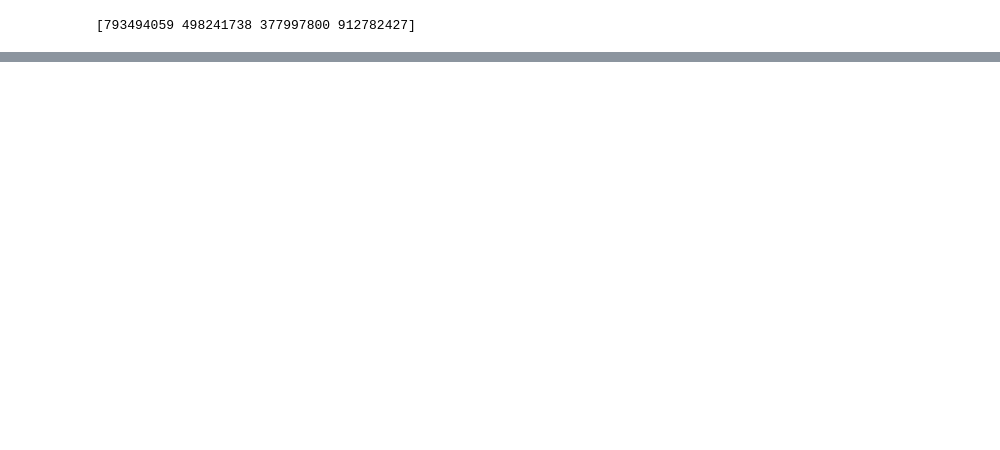
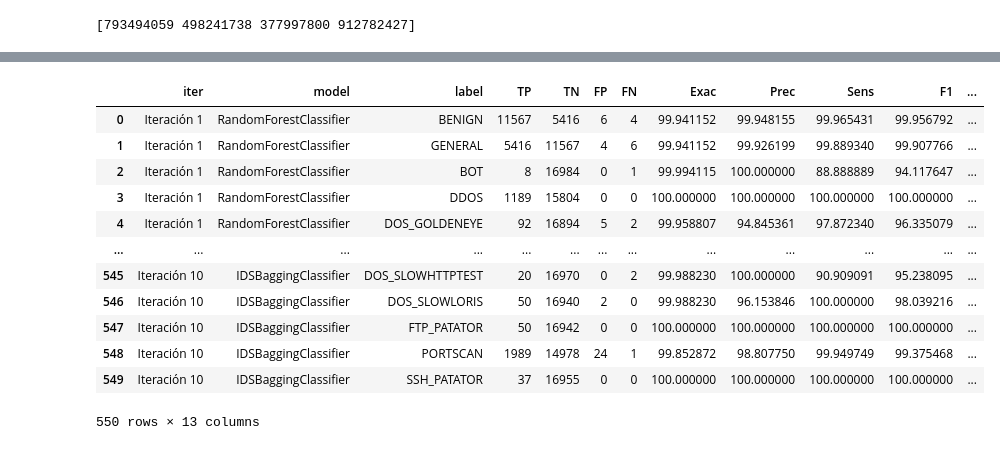
Before and after one commit to alanum9603/IDS_Thesis, a Jupyter notebook: 4_modelado/model.ipynb, the cells around one changed output, grey strips where cells are left out. Drawn from its saved outputs; the diff is of its cells as text; code cells hidden in the pictures; blank space fills up the shorter version.

Commit message:
Unificando transformador y modelo en modelado

```diff
--- a/4_modelado/model.ipynb
+++ b/4_modelado/model.ipynb
@@ -20,16 +387,20 @@ from sklearn.metrics import confusion_matrix, roc_auc_score, precision_recall_cu
+# %%
+df_dataset = pd.read_csv('DB/dataset.csv')
+
+X = df_dataset.drop([caracteristica_objetivo], axis=1)
+y = df_dataset[caracteristica_objetivo]
 # %%
-SEED = 9603
+# Declaración de valores necesarios para K-Fold
+skf = StratifiedKFold(n_splits=K_ITERS, shuffle=True, random_state=SEED)
 
-# Número de modelos
-N_MODELS = 4
+n_models = 4
 prng = np.random.RandomState(seed=SEED)
 max_int32 = np.iinfo(np.int32).max
-SEEDS_POR_MODELO = prng.randint(0, max_int32, size=N_MODELS)
-print(SEEDS_POR_MODELO)
+seeds_per_model = prng.randint(0, max_int32, size=n_models)
+print(seeds_per_model)
 
-DB_PATH = 'DB/model_evaluation/'
-
-CARACTERISTICA_OBJETIVO = 'label'
+# Contador de iteraciones
+iter_cont = 0
 # %% [output]
 [793494059 498241738 377997800 912782427]
 # %%
@@ -37,28 +408,28 @@ bagging_model = [
   {
     'path_name' : 'rf',
     'model_name' : 'RandomForestClassifier',
-    'model' : RandomForestClassifier(criterion="gini", class_weight='balanced', max_depth=20, n_estimators=100, bootstrap=True, random_state=SEEDS_POR_MODELO[0])
+    'algorithm' : RandomForestClassifier(criterion="gini", class_weight='balanced', max_depth=20, n_estimators=100, bootstrap=True, random_state=seeds_per_model[0])
   },
   {
     'path_name' : 'dt',
     'model_name' : 'DecisionTreeClassifier',
-    'model' : DecisionTreeClassifier(criterion="gini", class_weight='balanced', max_depth=20, random_state=SEEDS_POR_MODELO[1])
+    'algorithm' : DecisionTreeClassifier(criterion="gini", class_weight='balanced', max_depth=20, random_state=seeds_per_model[1])
   },
   {
     'path_name' : 'mlp',
     'model_name' : 'MLPClassifier',
-    'model' : MLPClassifier(hidden_layer_sizes=(100, 50), max_iter=100, early_stopping=True, random_state=SEEDS_POR_MODELO[2])
+    'algorithm' : MLPClassifier(hidden_layer_sizes=(100, 50), max_iter=100, early_stopping=True, random_state=seeds_per_model[2])
   },
   {
     'path_name' : 'knn',
     'model_name' : 'KNeighborsClassifier',
-    'model' : KNeighborsClassifier(n_neighbors=3, weights='distance', metric='manhattan')
+    'algorithm' : KNeighborsClassifier(n_neighbors=3, weights='distance', metric='manhattan')
   },
 ]
 # %%
-df = pd.read_csv(f'{DB_PATH}/1/df_train_rf.csv')
+df = pd.read_csv('DB/dataset.csv')
 encoder = LabelEncoder()
-encoder.fit(df[CARACTERISTICA_OBJETIVO])
+encoder.fit(df[caracteristica_objetivo])
 LABELS = encoder.classes_
 # %%
 # getFrequency(): Función para obtener la distribución de frecuencias de la columna label
@@ -273,3 +680,19 @@ ValueError: y contains previously unseen labels: nan
+# %%
+df_testing
+# %% [output]
+|  | iter | model | label | TP | TN | FP | FN | Exac | Prec | Sens | F1 | ... |
+| 0 | Iteración 1 | RandomForestClassifier | BENIGN | 11567 | 5416 | 6 | 4 | 99.941152 | 99.948155 | 99.965431 | 99.956792 | ... |
+| 1 | Iteración 1 | RandomForestClassifier | GENERAL | 5416 | 11567 | 4 | 6 | 99.941152 | 99.926199 | 99.889340 | 99.907766 | ... |
+| 2 | Iteración 1 | RandomForestClassifier | BOT | 8 | 16984 | 0 | 1 | 99.994115 | 100.000000 | 88.888889 | 94.117647 | ... |
+| 3 | Iteración 1 | RandomForestClassifier | DDOS | 1189 | 15804 | 0 | 0 | 100.000000 | 100.000000 | 100.000000 | 100.000000 | ... |
+| 4 | Iteración 1 | RandomForestClassifier | DOS_GOLDENEYE | 92 | 16894 | 5 | 2 | 99.958807 | 94.845361 | 97.872340 | 96.335079 | ... |
+| ... | ... | ... | ... | ... | ... | ... | ... | ... | ... | ... | ... | ... |
+| 545 | Iteración 10 | IDSBaggingClassifier | DOS_SLOWHTTPTEST | 20 | 16970 | 0 | 2 | 99.988230 | 100.000000 | 90.909091 | 95.238095 | ... |
+| 546 | Iteración 10 | IDSBaggingClassifier | DOS_SLOWLORIS | 50 | 16940 | 2 | 0 | 99.988230 | 96.153846 | 100.000000 | 98.039216 | ... |
+| 547 | Iteración 10 | IDSBaggingClassifier | FTP_PATATOR | 50 | 16942 | 0 | 0 | 100.000000 | 100.000000 | 100.000000 | 100.000000 | ... |
+| 548 | Iteración 10 | IDSBaggingClassifier | PORTSCAN | 1989 | 14978 | 24 | 1 | 99.852872 | 98.807750 | 99.949749 | 99.375468 | ... |
+| 549 | Iteración 10 | IDSBaggingClassifier | SSH_PATATOR | 37 | 16955 | 0 | 0 | 100.000000 | 100.000000 | 100.000000 | 100.000000 | ... |
+550 rows × 13 columns
 # %%
 df_validation.to_excel("../5_analisis_de_resultados/DB/validation_results.xlsx", index=False)
 df_testing.to_excel("../5_analisis_de_resultados/DB/testing_results.xlsx", index=False)
```
Also changed, not shown: parts of 16 cells of this notebook, 9 other files.
